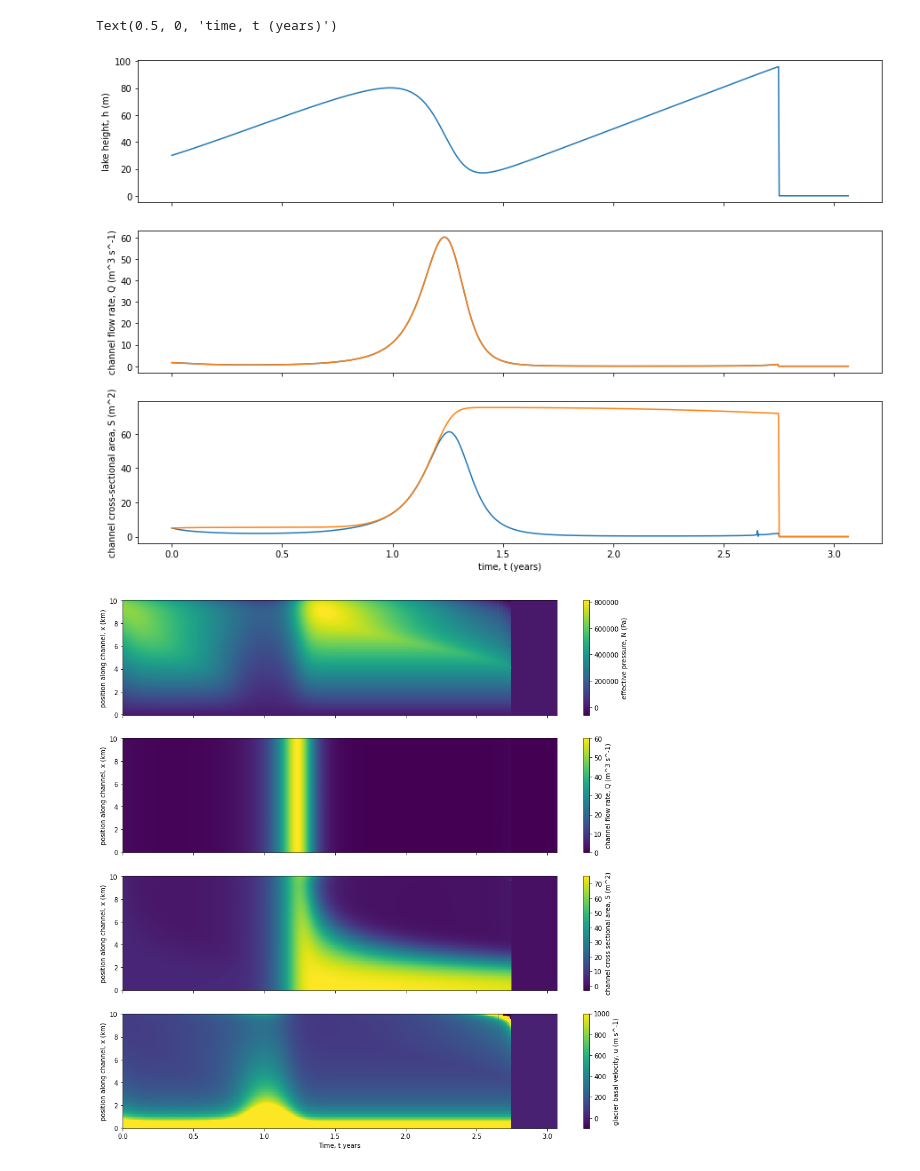
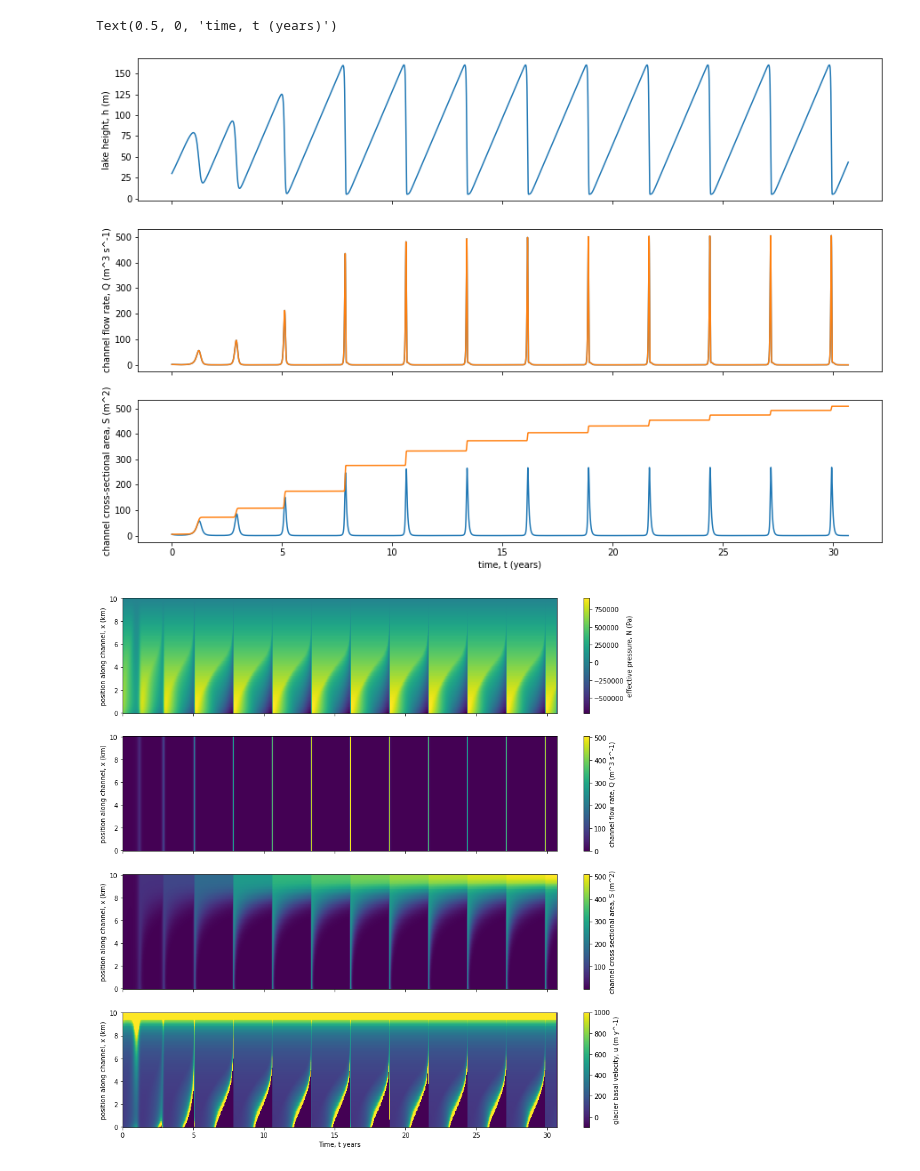
Before and after one commit to ldeo-glaciology/nye_eqns_bvp, a Jupyter notebook: nf_bvp_python/nf_bvp.ipynb, the cells around one changed output. Cells and saved outputs as stored; diff of their text form; code cells hidden in the pictures.

```diff
--- a/nf_bvp_python/nf_bvp.ipynb
+++ b/nf_bvp_python/nf_bvp.ipynb
@@ -46,11 +46,11 @@ lda = 3.2
 psi = 1
 M = 0.00
 
-del_t = 0.1
+del_t = 0.01
 # %%
 # Initializing data storage arrays/resolution
 grid_space = 100
-time_space = 1000
+time_space = 100000
 
 h = np.zeros(time_space)
 S = np.zeros((time_space,grid_space))
@@ -79,6 +79,7 @@ def Nye_NQ(x,y):
 def bc_N(ya,yb):
     return np.array([ya[0]-NL, yb[0]-Nt])
 # %%
+%%time
 # initial guess
 y = np.zeros((2, x.size))
 y[0,:]= np.sin(x*np.pi)
@@ -89,7 +90,7 @@ N[0,:]=sol.y[0]
 Q[0,:]=sol.y[1]
 u[0,:]=alpha*(tau**4)/N[0,:]
 dSdx = np.gradient(S_i)/np.gradient(x)
-S[1,:] = S_i + del_t*(abs(Q[0,:])**3/S_i**(8/3) - S_i*N[0,:]**3 - u[0,:]*dSdx)
+S[1,:] = S_i + del_t*(np.abs(Q[0,:])**3/S_i**(8/3) - S_i*N[0,:]**3 - u[0,:]*dSdx)
 h[1] = h[0] + del_t*lda*(Q_in-Q[0,0])/hL_pl1;
 NL = beta_r*(1-h[1])
 # Now we loop
@@ -100,16 +101,16 @@ for i in range(1,time_space-1):
     y[0,:]= N[i-1,:]
     y[1,:]= Q[i-1,:]
     S_i = S[i,:]
-    sol = solve_bvp(Nye_NQ, bc_N,x,y,tol=0.00000001,bc_tol=0.00000001,verbose=2)
+    sol = solve_bvp(Nye_NQ, bc_N,x,y,tol=0.00000001,bc_tol=0.00000001,verbose=2,max_nodes=10000)
     if sol.status == 2:
         break
     N[i,:]=np.interp(x,sol.x,sol.y[0])
     Q[i,:]=np.interp(x,sol.x,sol.y[1])
     u[i,:]=alpha*(tau**4)/N[i,:]
     dSdx = np.gradient(S_i)/np.gradient(x)
-    S[i+1,:] = S_i + del_t*(abs(Q[i,:])**3/S_i**(8/3) - S_i*N[i,:]**3 - u[i,:]*dSdx)
+    S[i+1,:] = S_i + del_t*(np.abs(Q[i,:])**3/S_i**(8/3) - S_i*N[i,:]**3 - 0*u[i,:]*dSdx)
     h[i+1] = h[i] + del_t*lda*(Q_in-Q[i,0])/hL_pl1
-    if h[i+1]<=0:
+    if (h[i+1]<=0) or (S[i+1,:].any()<=0):
         break
     NL = beta_r*(1-h[i])
 # %% [output]
@@ -151,7 +138,7 @@ N_Pa = N0*N
 u_mpy = u*s0*s_to_y/t0
 # %%
 fig, ax = plt.subplots(3,figsize=[15,10],sharex=True)
-
+#plt.xlim([0,5])
 ax[0].plot(time_years,h_meters)
 ax[0].set_ylabel('lake height, h (m)')
 
@@ -165,28 +152,29 @@ ax[2].set_ylabel('channel cross-sectional area, S (m^2)')
 ax[2].set_xlabel('time, t (years)')
 # %% [output]
 Text(0.5, 0, 'time, t (years)')
-[figure, old version]
+[figure, new version]
 # %%
 fig, ax = plt.subplots(4,figsize=[15,15],sharex=True)
-p0 = ax[0].pcolormesh(time_years,np.flip(s_km),N_Pa.transpose(),shading='auto')
+#plt.xlim([0,5])
+p0 = ax[0].pcolormesh(time_years,s_km,N_Pa.transpose(),shading='auto')
 ax[0].set_ylabel('position along channel, x (km)')
 cbar0 = fig.colorbar(p0,ax=ax[0])
 cbar0.set_label('effective pressure, N (Pa)')
 
-p1 = ax[1].pcolormesh(time_years,np.flip(s_km),Q_m3ps.transpose(),shading='auto')
+p1 = ax[1].pcolormesh(time_years,s_km,Q_m3ps.transpose(),shading='auto')
 ax[1].set_ylabel('position along channel, x (km)')
 cbar1 = fig.colorbar(p1,ax=ax[1])
 cbar1.set_label('channel flow rate, Q (m^3 s^-1)')
 
-p2 = ax[2].pcolormesh(time_years,np.flip(s_km),S_m2.transpose(),shading='auto')
+p2 = ax[2].pcolormesh(time_years,s_km,S_m2.transpose(),shading='auto')
 ax[2].set_ylabel('position along channel, x (km)')
 cbar2 = fig.colorbar(p2,ax=ax[2])
 cbar2.set_label('channel cross sectional area, S (m^2)')
 
-p3 = ax[3].pcolormesh(time_years,np.flip(s_km),u_mpy.transpose(),vmin=-100,vmax=1000,shading='auto')
+p3 = ax[3].pcolormesh(time_years,s_km,u_mpy.transpose(),vmin=-100,vmax=1000,shading='auto')
 ax[3].set_ylabel('position along channel, x (km)')
 ax[3].set_xlabel('Time, t years')
 cbar3 = fig.colorbar(p3,ax=ax[3])
-cbar3.set_label('glacier basal velocity, u (m s^-1)')
+cbar3.set_label('glacier basal velocity, u (m y^-1)')
 # %% [output]
-[figure, old version]
+[figure, new version]
```
Also changed, not shown: parts of 2 cells of this notebook, 2 other files.
